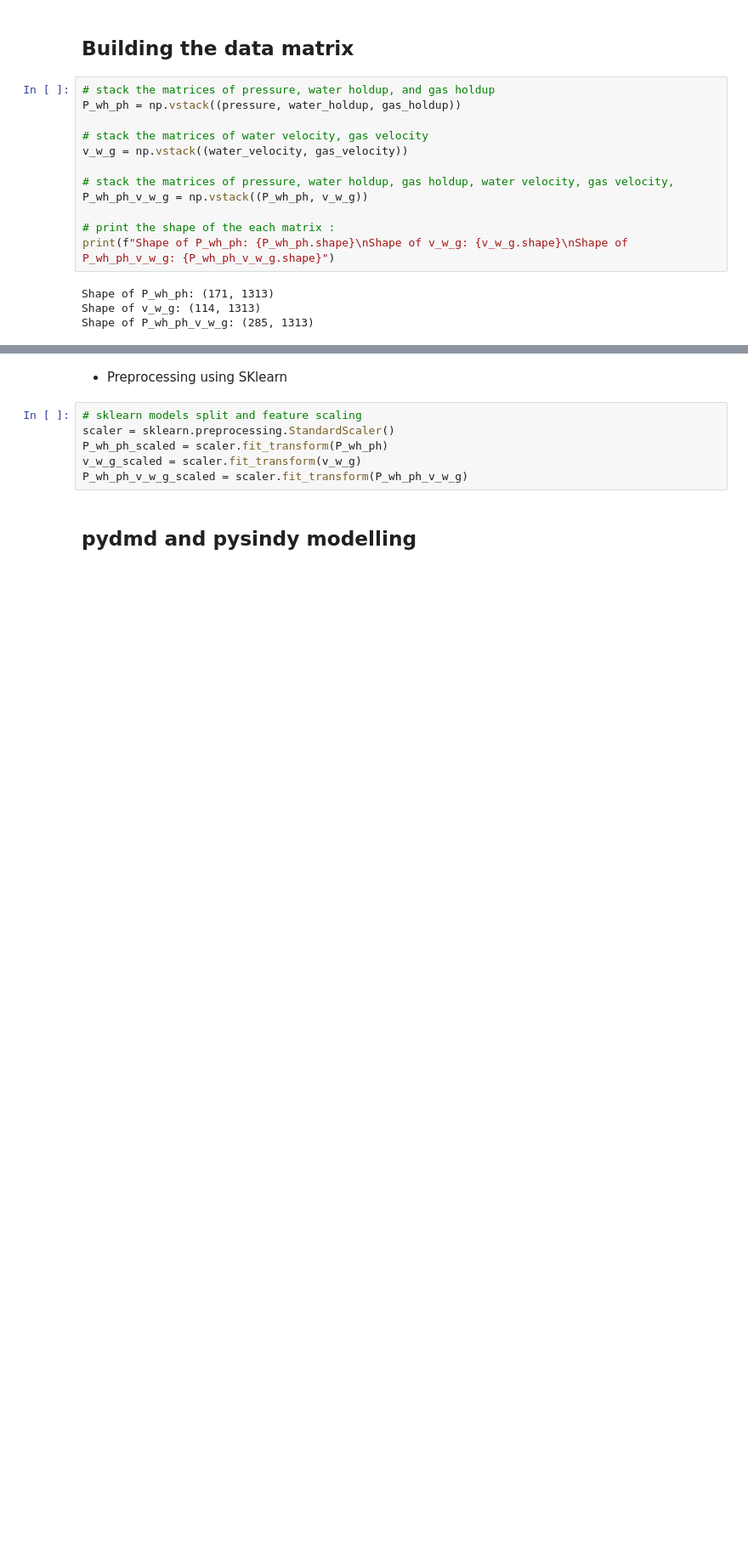
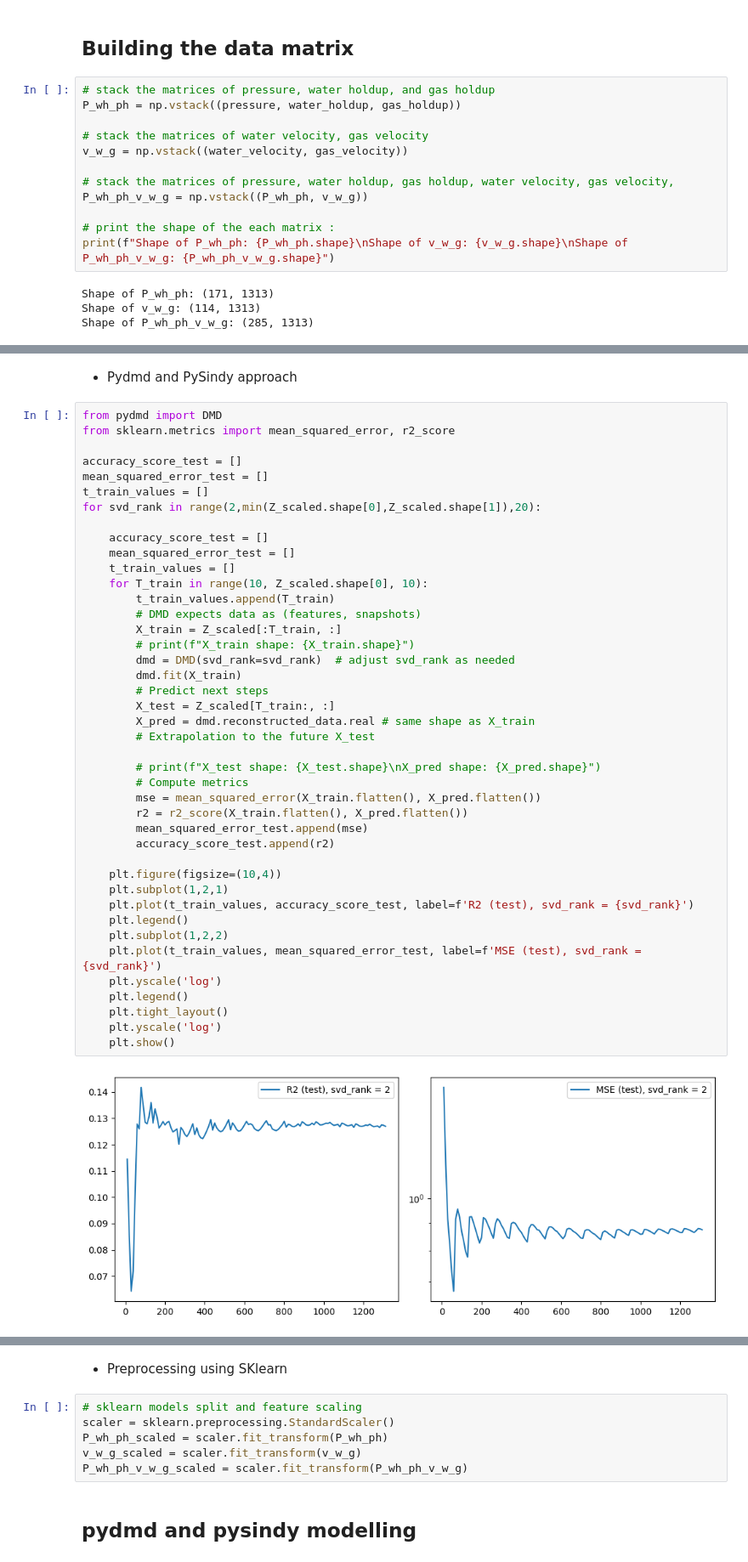
Before and after one commit to arofenitra/data-driven-modelling-fluid-flow, a Jupyter notebook: notebook/ML_modelling.ipynb, the cells around one changed output, grey strips where cells are left out. Shown at 85% size. Drawn from its saved outputs; the diff is of its cells as text; blank space fills up the shorter version.

```diff
--- a/notebook/ML_modelling.ipynb
+++ b/notebook/ML_modelling.ipynb
@@ -136,0 +343,46 @@ Shape of P_wh_ph_v_w_g: (285, 1313)
+# %% [markdown]
+- Pydmd and PySindy approach
+# %%
+from pydmd import DMD
+from sklearn.metrics import mean_squared_error, r2_score
+
+accuracy_score_test = []
+mean_squared_error_test = []
+t_train_values = []
+for svd_rank in range(2,min(Z_scaled.shape[0],Z_scaled.shape[1]),20):
+
+    accuracy_score_test = []
+    mean_squared_error_test = []
+    t_train_values = []
+    for T_train in range(10, Z_scaled.shape[0], 10):
+        t_train_values.append(T_train)
+        # DMD expects data as (features, snapshots)
+        X_train = Z_scaled[:T_train, :]
+        # print(f"X_train shape: {X_train.shape}")
+        dmd = DMD(svd_rank=svd_rank)  # adjust svd_rank as needed
+        dmd.fit(X_train)
+        # Predict next steps
+        X_test = Z_scaled[T_train:, :]
+        X_pred = dmd.reconstructed_data.real # same shape as X_train
+        # Extrapolation to the future X_test
+
+        # print(f"X_test shape: {X_test.shape}\nX_pred shape: {X_pred.shape}")
+        # Compute metrics
+        mse = mean_squared_error(X_train.flatten(), X_pred.flatten())
+        r2 = r2_score(X_train.flatten(), X_pred.flatten())
+        mean_squared_error_test.append(mse)
+        accuracy_score_test.append(r2)
+
+    plt.figure(figsize=(10,4))
+    plt.subplot(1,2,1)
+    plt.plot(t_train_values, accuracy_score_test, label=f'R2 (test), svd_rank = {svd_rank}')
+    plt.legend()
+    plt.subplot(1,2,2)
+    plt.plot(t_train_values, mean_squared_error_test, label=f'MSE (test), svd_rank = {svd_rank}')
+    plt.yscale('log')
+    plt.legend()
+    plt.tight_layout()
+    plt.yscale('log')
+    plt.show()
+# %% [output]
+[figure, added]
```
Also changed, not shown: parts of 13 cells of this notebook.
